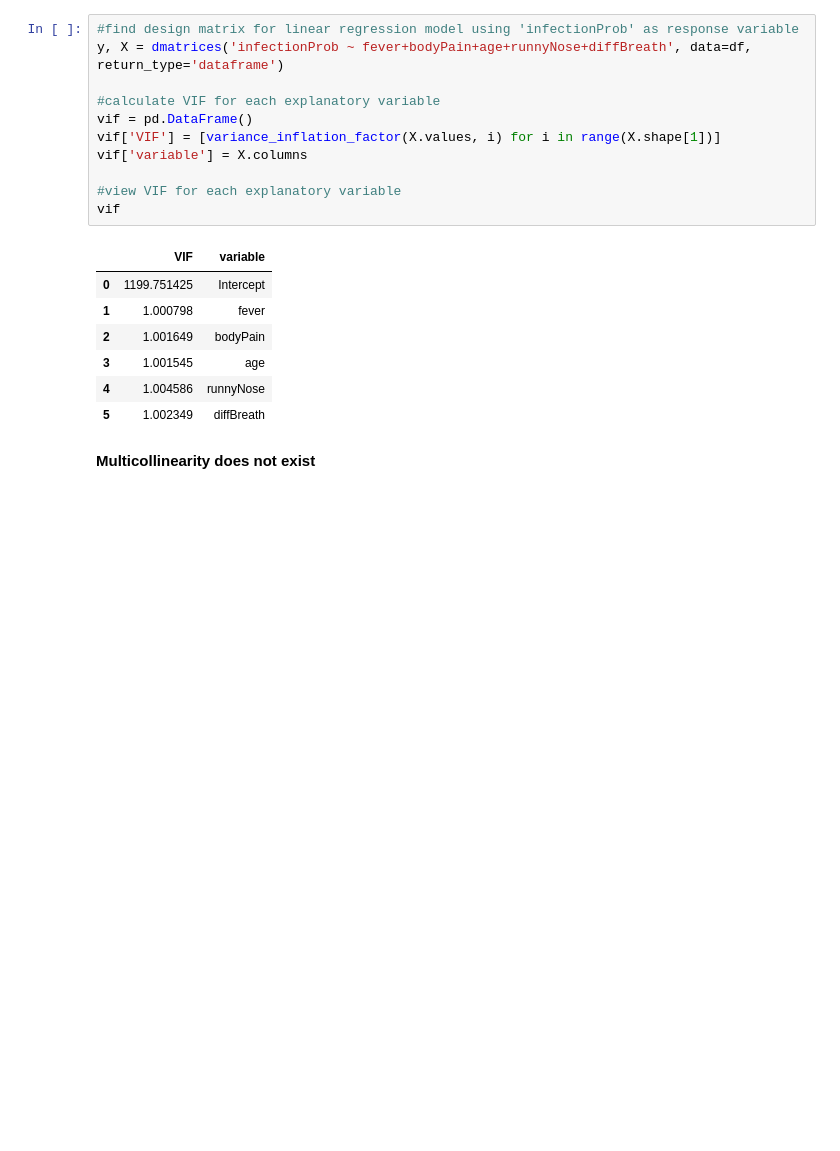
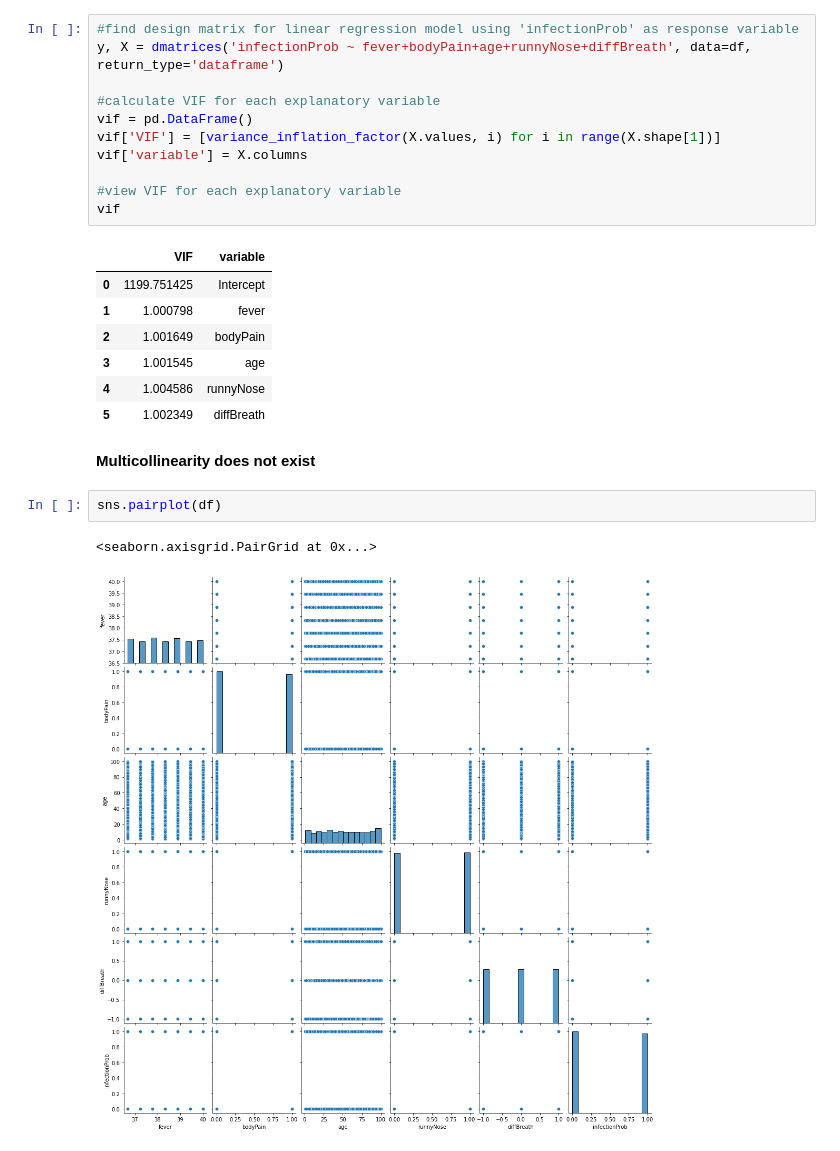
Before and after one commit to renato37/diplomski_rad, a Jupyter notebook: covid_symptomps/EDA.ipynb, the cells around one changed output. Drawn from its saved outputs; the diff is of its cells as text; blank space fills up the shorter version.

```diff
--- a/covid_symptomps/EDA.ipynb
+++ b/covid_symptomps/EDA.ipynb
@@ -144,3 +130,8 @@ vif
 | 5 | 1.002349 | diffBreath |
 # %% [markdown]
 **Multicollinearity does not exist**
+# %%
+sns.pairplot(df)
+# %% [output]
+<seaborn.axisgrid.PairGrid at 0x...>
+[figure, added]
```
Also changed, not shown: parts of 1 cell of this notebook.
